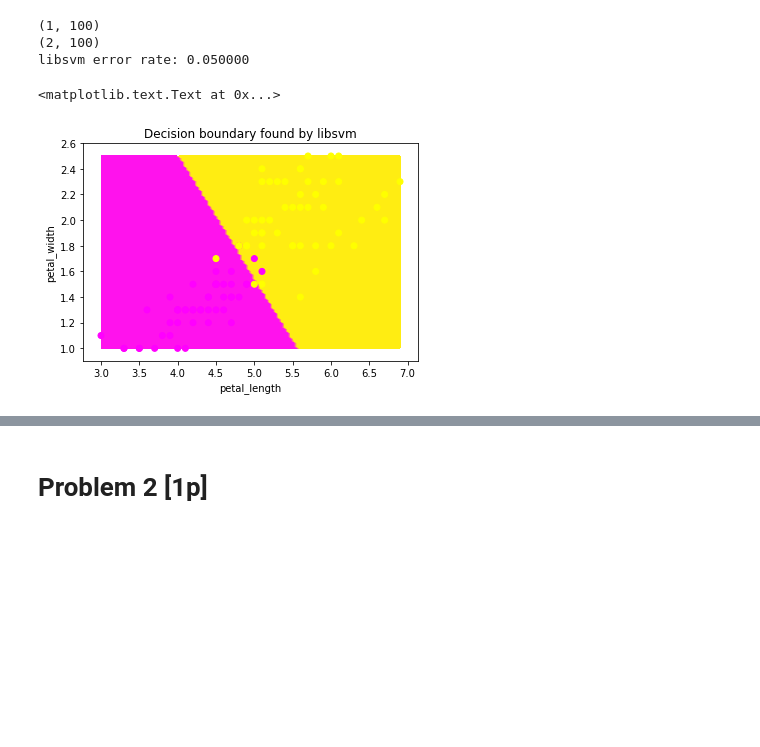
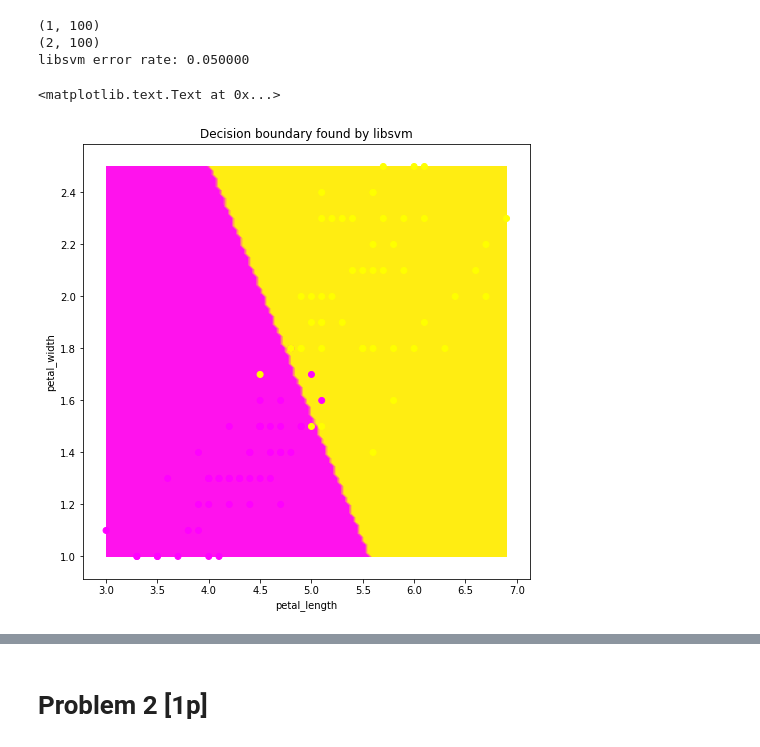
Before and after one commit to swistak35/nn_assignments, a Jupyter notebook: assignment6/assignment_6.ipynb, the cells around one changed output, grey strips where cells are left out. Cells and saved outputs as stored; diff of their text form; code cells hidden in the pictures; blank space fills up the shorter version.

```diff
--- a/assignment6/assignment_6.ipynb
+++ b/assignment6/assignment_6.ipynb
@@ -191,23 +191,25 @@ libsvm error rate: 0.050000
 # %%
 #
 # Plot the decision boundary
 #
+
+pylab.rcParams['figure.figsize'] = (8, 8)
 
 petal_lengths, petal_widths = np.meshgrid(np.linspace(IrisX2F[0,:].min(), IrisX2F[0,:].max(), 100),
                                           np.linspace(IrisX2F[1,:].min(), IrisX2F[1,:].max(), 100))
 
 IrisXGrid = np.vstack([petal_lengths.ravel(), petal_widths.ravel()])
 predictions_Grid = svm_model.predict(IrisXGrid.T)
 
 contourf(petal_lengths, petal_widths, predictions_Grid.reshape(petal_lengths.shape), cmap='spring')
 scatter(IrisX2F[0,:], IrisX2F[1,:], c=IrisY.ravel(), cmap='spring')
 
 xlabel('petal_length')
 ylabel('petal_width')
 title('Decision boundary found by libsvm')
 # %% [output]
 <matplotlib.text.Text at 0x...>
-[figure, old version]
+[figure, new version]
 # %%
 #
 # Plot the decision boundary and the support vectors.
```
Also changed, not shown: parts of 10 cells of this notebook.
